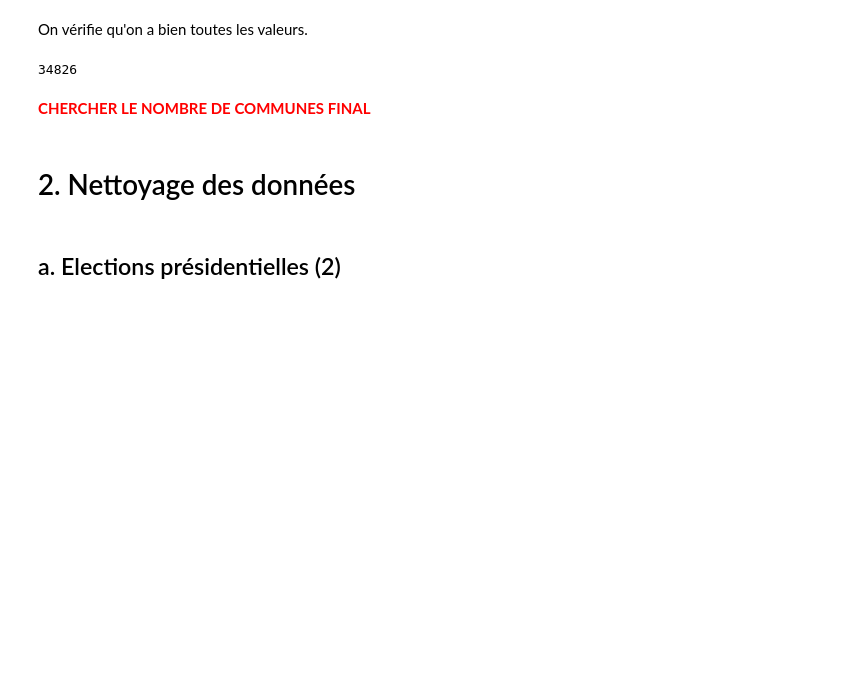
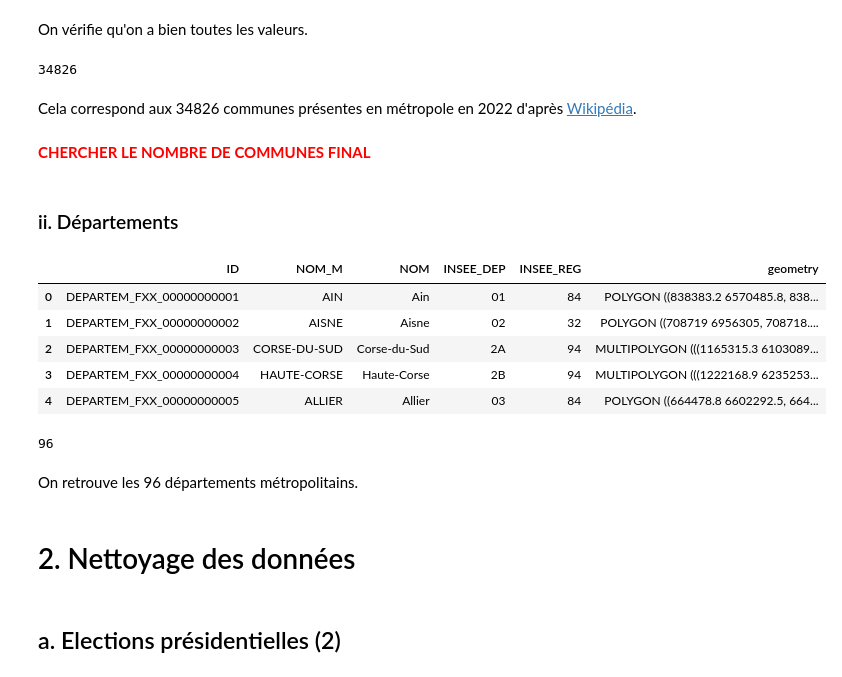
Before and after one commit to heloise1414/Projet-Python-S3, a Jupyter notebook: code/main-clemence v3.ipynb, the cells around one changed output. Drawn from its saved outputs; the diff is of its cells as text; code cells hidden in the pictures; blank space fills up the shorter version.

Commit message:
admin express dep (import)

```diff
--- a/code/main-clemence v3.ipynb
+++ b/code/main-clemence v3.ipynb
@@ -370,8 +370,31 @@ On vérifie qu'on a bien toutes les valeurs.
 len(gdf_com["INSEE_COM"].unique())
 # %% [output]
 34826
+# %% [markdown]
+Cela correspond aux 34826 communes présentes en métropole en 2022 d'après [Wikipédia](https://fr.wikipedia.org/wiki/Nombre_de_communes_en_France).
 # %% [markdown]
 <span style='color:red'> **CHERCHER LE NOMBRE DE COMMUNES FINAL** </span>
+# %% [markdown]
+### ii. Départements
+# %%
+dep_geo_path = "s3://clemencelucas/projet_python_vote_rn/data/raw/ADMIN_EXPRESS_COG_departements/DEPART~1.SHP"
+
+gdf_dep = gpd.read_file(dep_geo_path)
+
+gdf_dep.head()
+# %% [output]
+|  | ID | NOM_M | NOM | INSEE_DEP | INSEE_REG | geometry |
+| 0 | DEPARTEM_FXX_00000000001 | AIN | Ain | 01 | 84 | POLYGON ((838383.2 6570485.8, 838... |
+| 1 | DEPARTEM_FXX_00000000002 | AISNE | Aisne | 02 | 32 | POLYGON ((708719 6956305, 708718.... |
+| 2 | DEPARTEM_FXX_00000000003 | CORSE-DU-SUD | Corse-du-Sud | 2A | 94 | MULTIPOLYGON (((1165315.3 6103089... |
+| 3 | DEPARTEM_FXX_00000000004 | HAUTE-CORSE | Haute-Corse | 2B | 94 | MULTIPOLYGON (((1222168.9 6235253... |
+| 4 | DEPARTEM_FXX_00000000005 | ALLIER | Allier | 03 | 84 | POLYGON ((664478.8 6602292.5, 664... |
+# %%
+len(gdf_dep["INSEE_DEP"].unique())
+# %% [output]
+96
+# %% [markdown]
+On retrouve les 96 départements métropolitains.
 # %% [markdown]
 # 2. Nettoyage des données
 # %% [markdown]
```
Also changed, not shown: parts of 5 cells of this notebook.
